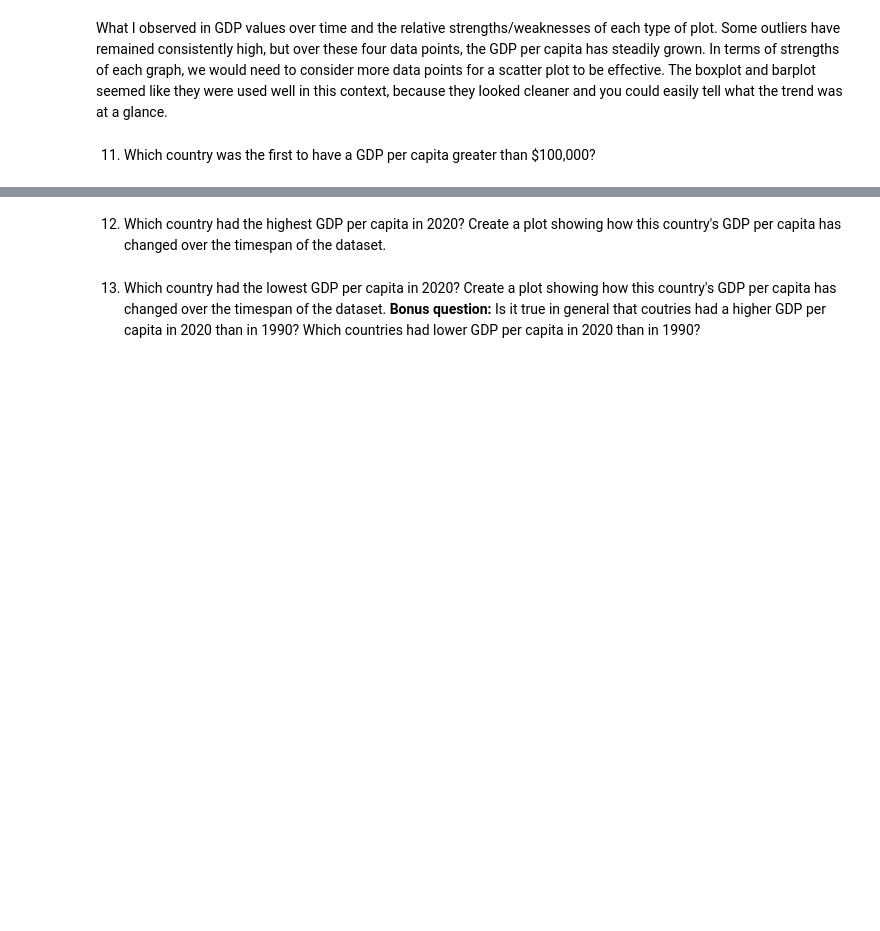
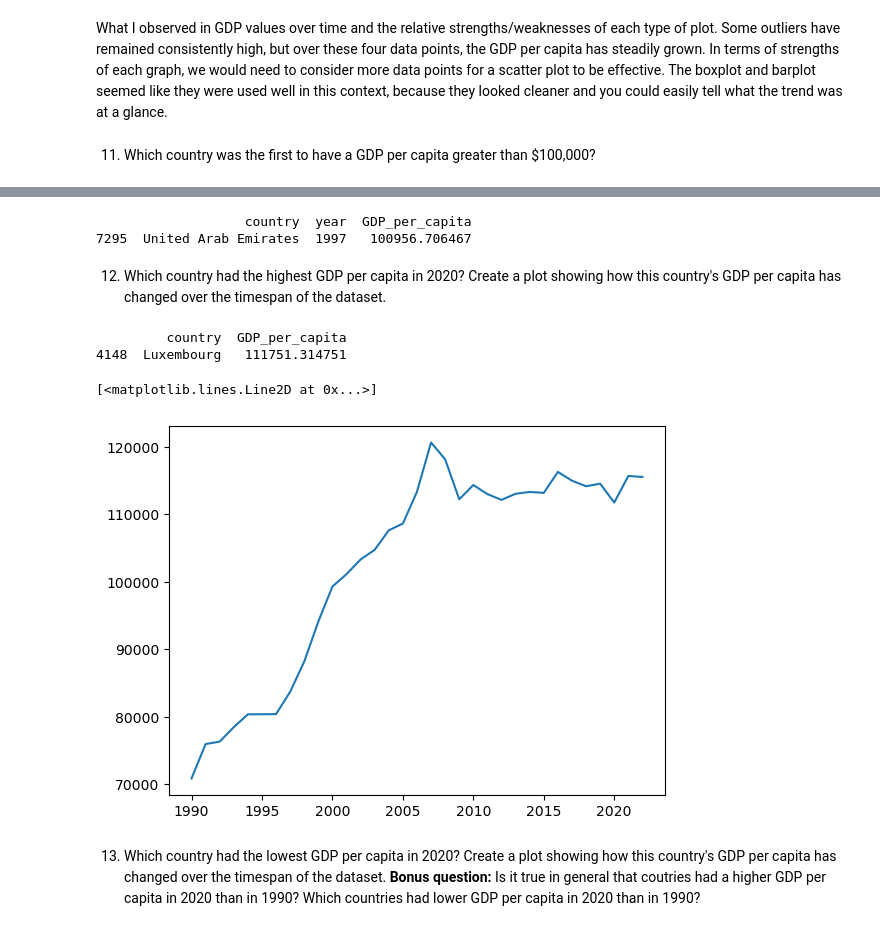
Before and after one commit to NSS-Data-Analytics-Cohort-10/gdp-and-internet-usage-marthahunter, a Jupyter notebook: notebooks/un_data_project.ipynb, the cells around one changed output, grey strips where cells are left out. Drawn from its saved outputs; the diff is of its cells as text; code cells hidden in the pictures; blank space fills up the shorter version.

```diff
--- a/notebooks/un_data_project.ipynb
+++ b/notebooks/un_data_project.ipynb
@@ -276,5 +269,25 @@ print(greater_than_100k)
+# %%
+sorted_gdp = gdp_df.sort_values(by='GDP_per_capita')
+greater_than_100k = sorted_gdp[sorted_gdp['GDP_per_capita'] > 100000].head(1)
+print(greater_than_100k)
+# %% [output]
+                   country  year  GDP_per_capita
+7295  United Arab Emirates  1997   100956.706467
 # %% [markdown]
 12. Which country had the highest GDP per capita in 2020? Create a plot showing how this country's GDP per capita has changed over the timespan of the dataset.
+# %%
+highest_gdp_2020 = twenty_twenty.sort_values(by='GDP_per_capita', ascending=False).head(1)
+print(highest_gdp_2020)
+# %% [output]
+         country  GDP_per_capita
+4148  Luxembourg   111751.314751
+# %%
+# answer is Luxembourg - create lineplot showing GDP over time
+luxembourg_gdp = gdp_df[gdp_df['country'] == 'Luxembourg'].sort_values(['year'])
+plt.plot(luxembourg_gdp.year, luxembourg_gdp.GDP_per_capita)
+# %% [output]
+[<matplotlib.lines.Line2D at 0x...>]
+[figure, added]
 # %% [markdown]
 13. Which country had the lowest GDP per capita in 2020? Create a plot showing how this country's GDP per capita has changed over the timespan of the dataset. **Bonus question:** Is it true in general that coutries had a higher GDP per capita in 2020 than in 1990? Which countries had lower GDP per capita in 2020 than in 1990?
 # %% [markdown]
```
Also changed, not shown: parts of 5 cells of this notebook.
